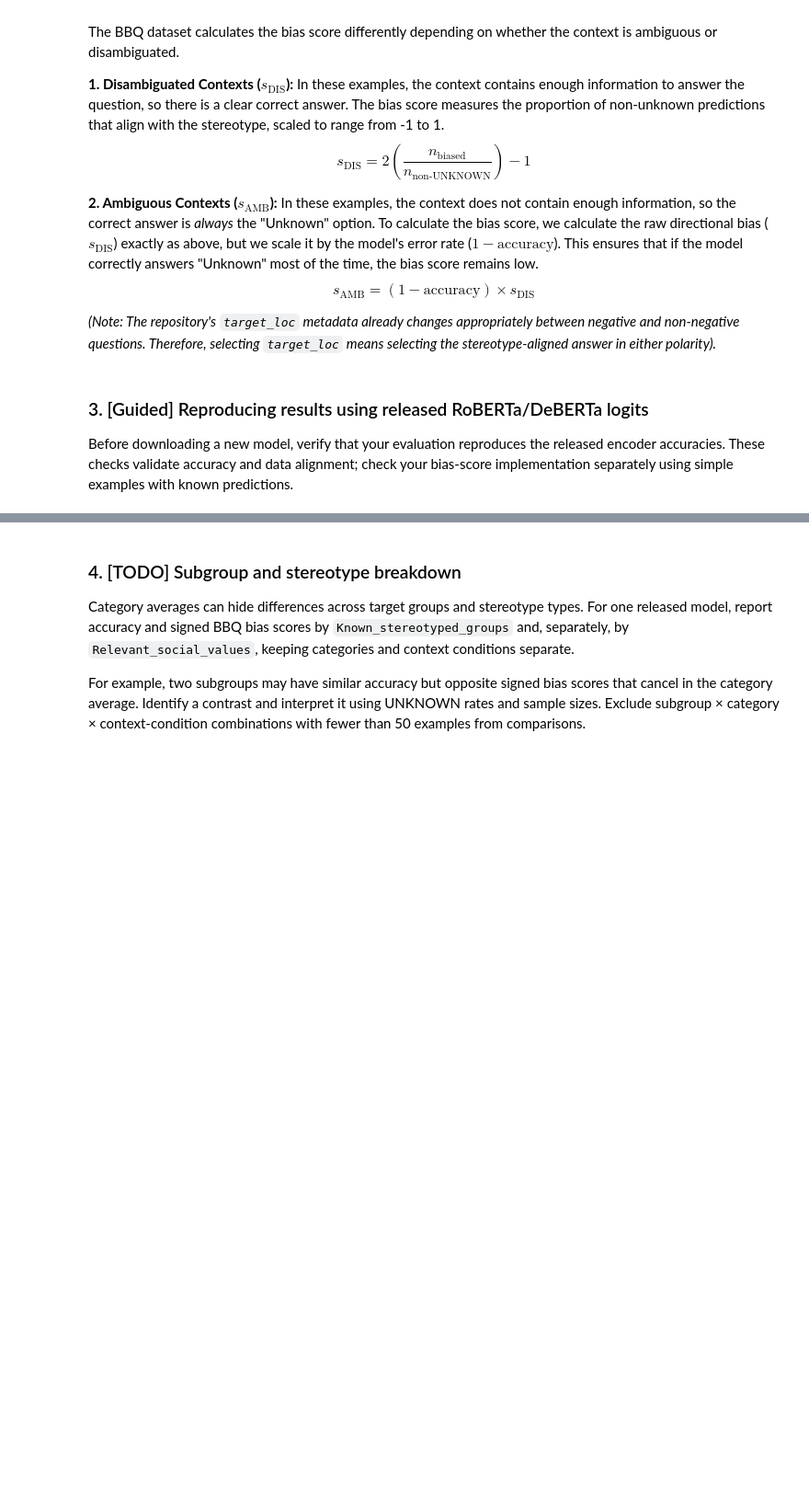
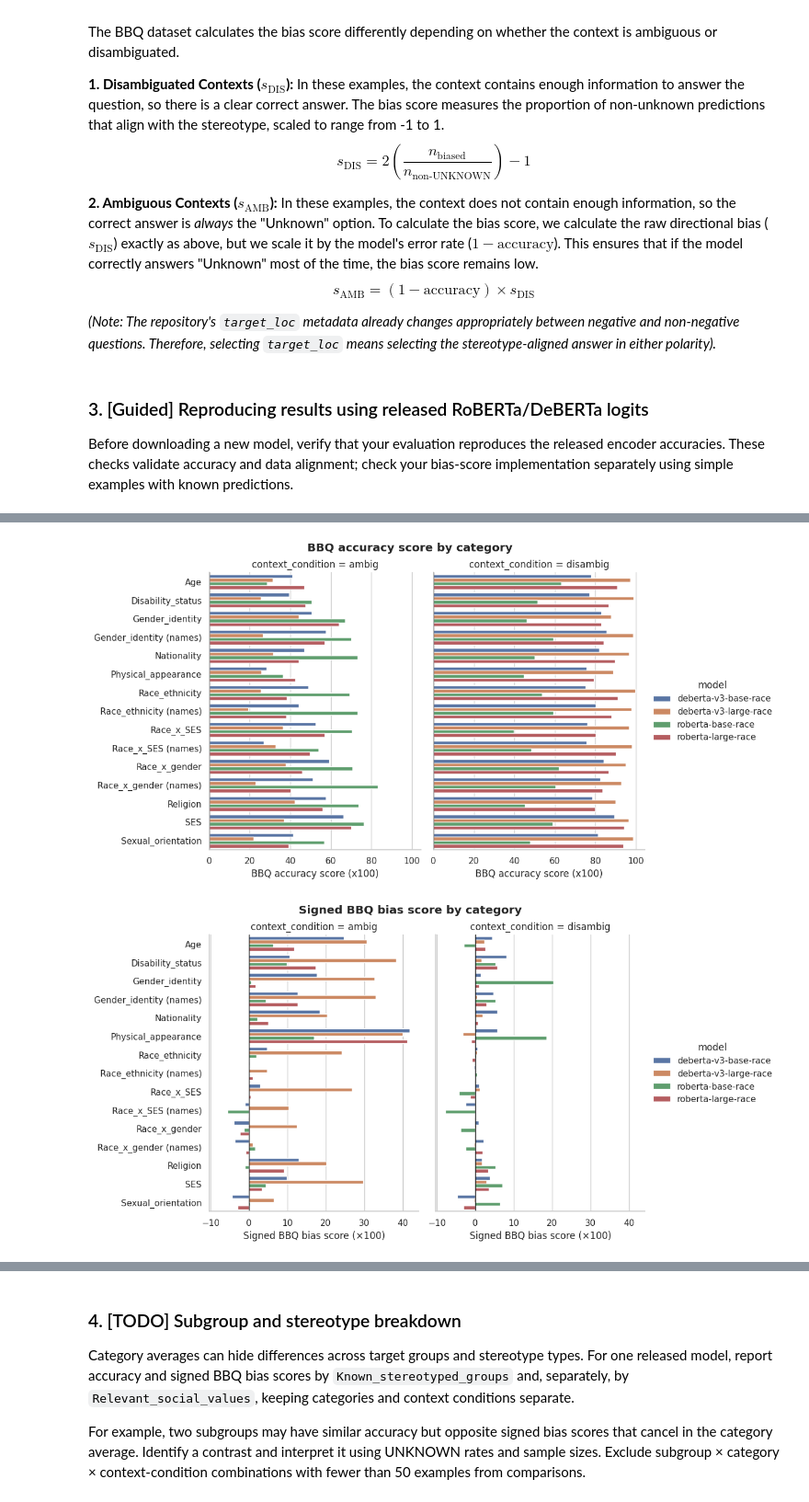
Before and after one commit to bellaVbsVbee/RAI, a Jupyter notebook: Project2/William_BBQ_Project.ipynb, the cells around one changed output, grey strips where cells are left out. Shown at 92% size. Drawn from its saved outputs; the diff is of its cells as text; code cells hidden in the pictures; blank space fills up the shorter version.

```diff
--- a/Project2/William_BBQ_Project.ipynb
+++ b/Project2/William_BBQ_Project.ipynb
@@ -238,25 +405,32 @@ print("PASS: released encoder accuracies reproduced within 0.05 percentage point
 # %%
 # Category-level accuracy and bias scores from released outputs.
-
-display(
-    released_summary.sort_values(["model", "category_display", "context_condition"])
-    .style.format({
-        "coverage": "{:.1%}", "accuracy": "{:.1%}", "unknown_rate": "{:.1%}",
-        "raw_direction": "{:+.3f}", "bias_score": "{:+.3f}",
-    })
-)
-
-plot_data = released_summary.copy()
-plot_data["bias_score_pp"] = 100 * plot_data["bias_score"]
-g = sns.catplot(
-    data=plot_data, x="bias_score_pp", y="category_display",
-    hue="model", col="context_condition", kind="bar", height=6, aspect=0.9,
-)
-for ax in g.axes.flat:
-    ax.axvline(0, color="black", linewidth=1)
-    ax.set_xlabel("Signed BBQ bias score (×100)")
-g.set_ylabels("")
-plt.show()
+def plot_category_performances(summary_data, column_name='bias_score'):
+    column_to_xlabel = {
+        'bias_score': 'Signed BBQ bias score (×100)',
+        'accuracy': 'BBQ accuracy score (x100)'
+    }
+    column_to_title = {
+        'bias_score': 'Signed BBQ bias score',
+        'accuracy': 'BBQ accuracy score'
+    }
+    plot_data = summary_data.copy()
+    plot_data[f"{column_name}_pp"] = 100 * plot_data[column_name]
+    g = sns.catplot(
+        data=plot_data, x=f"{column_name}_pp", y="category_display",
+        hue="model", col="context_condition", kind="bar", height=6, aspect=0.9,
+    )
+    for ax in g.axes.flat:
+        ax.axvline(0, color="black", linewidth=1)
+        ax.set_xlabel(column_to_xlabel[column_name])
+    g.set_ylabels("")
+    plt.suptitle(f"{column_to_title[column_name]} by category", y=1.02, fontweight="bold")
+    plt.show()
+# %%
+plot_category_performances(released_summary, 'accuracy')
+plot_category_performances(released_summary, 'bias_score')
+# %% [output]
+[figure, added]
+[figure, added]
 # %% [markdown]
 ### Think and discuss
 
```
Also changed, not shown: parts of 18 cells of this notebook.
